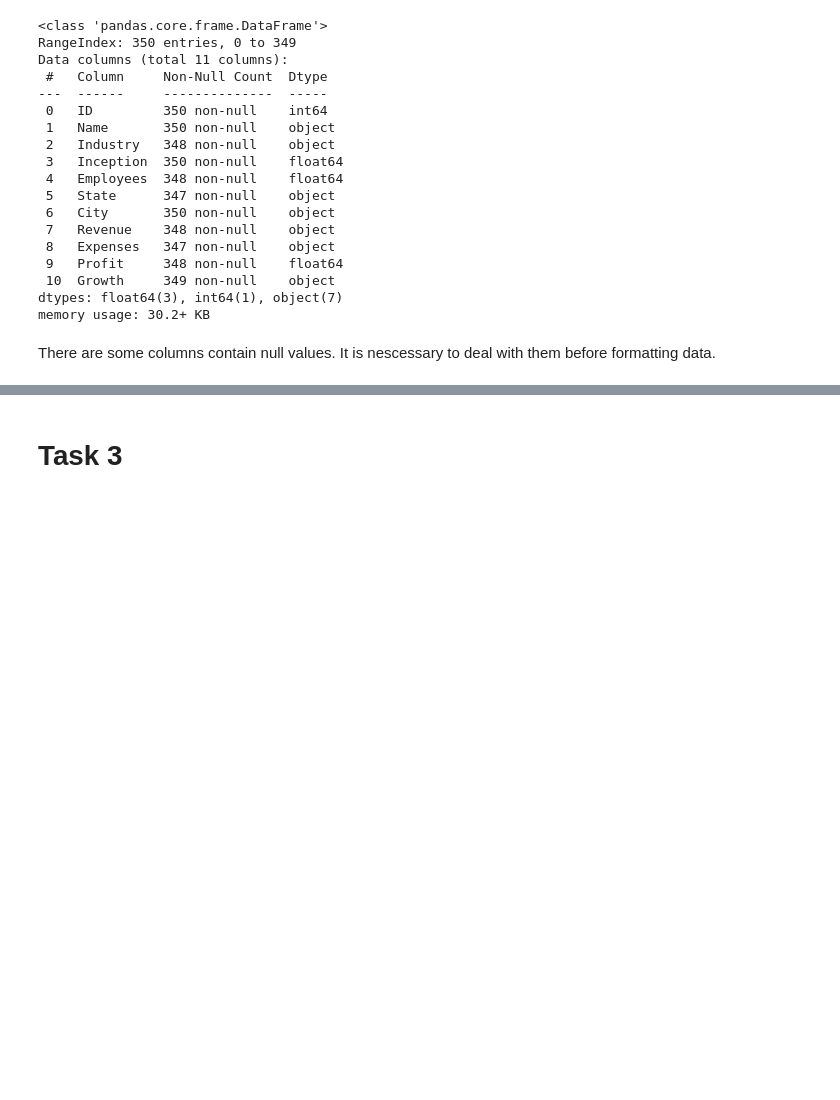
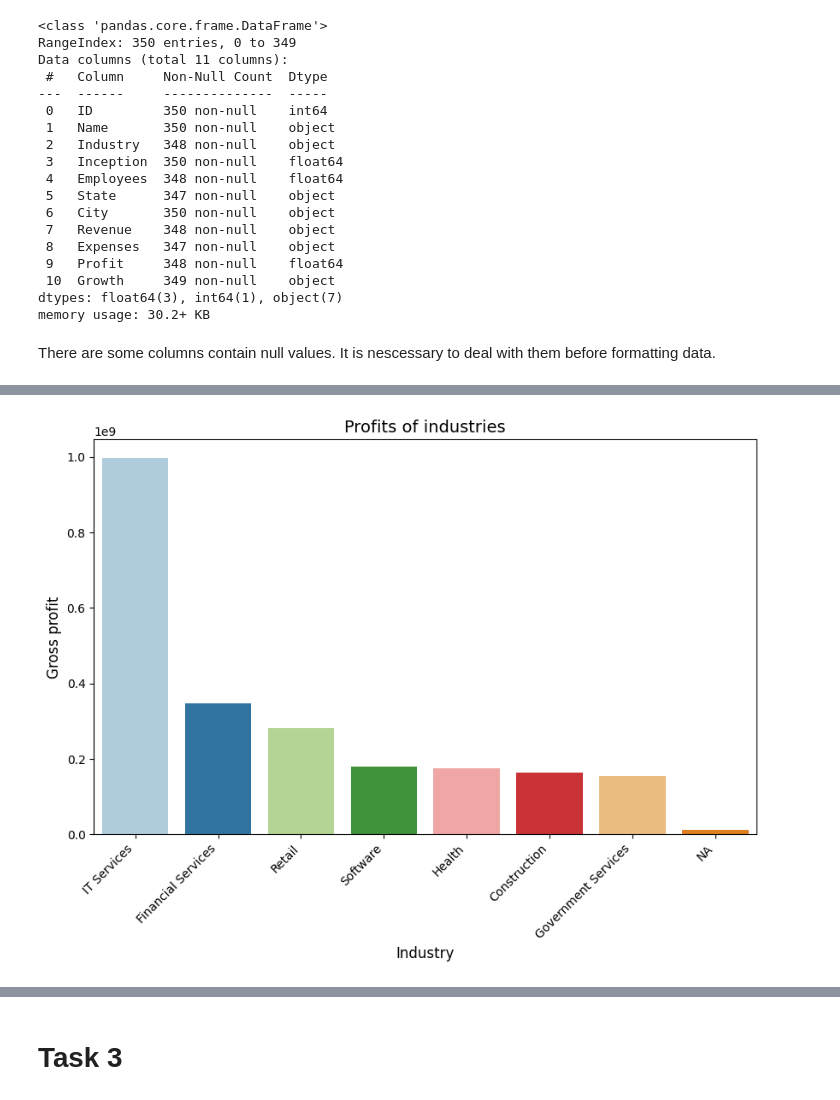
Before and after one commit to derkaiser9423/PythonPracticeProject, a Jupyter notebook: Assigment_2_s8091335.ipynb, the cells around one changed output, grey strips where cells are left out. Cells and saved outputs as stored; diff of their text form; code cells hidden in the pictures; blank space fills up the shorter version.

```diff
--- a/Assigment_2_s8091335.ipynb
+++ b/Assigment_2_s8091335.ipynb
@@ -269,0 +310,13 @@ NameError: ignored
+# %%
+group_profit_by_industry = df.groupby('Industry')['Profit'].sum().reset_index().sort_values('Profit', ascending=False)
+# %%
+plt.figure(figsize=(10, 6))
+sns.barplot(x=group_profit_by_industry['Industry'], y=group_profit_by_industry['Profit'], data=group_profit_by_industry, palette="Paired")
+plt.xlabel('Industry', fontsize=12)
+plt.ylabel('Gross profit', fontsize=12)
+plt.title('Profits of industries', fontsize=14)
+plt.xticks(rotation=45, ha='right', fontsize=10)
+
+plt.show()
+# %% [output]
+[figure, added]
```
Also changed, not shown: parts of 22 cells of this notebook.
